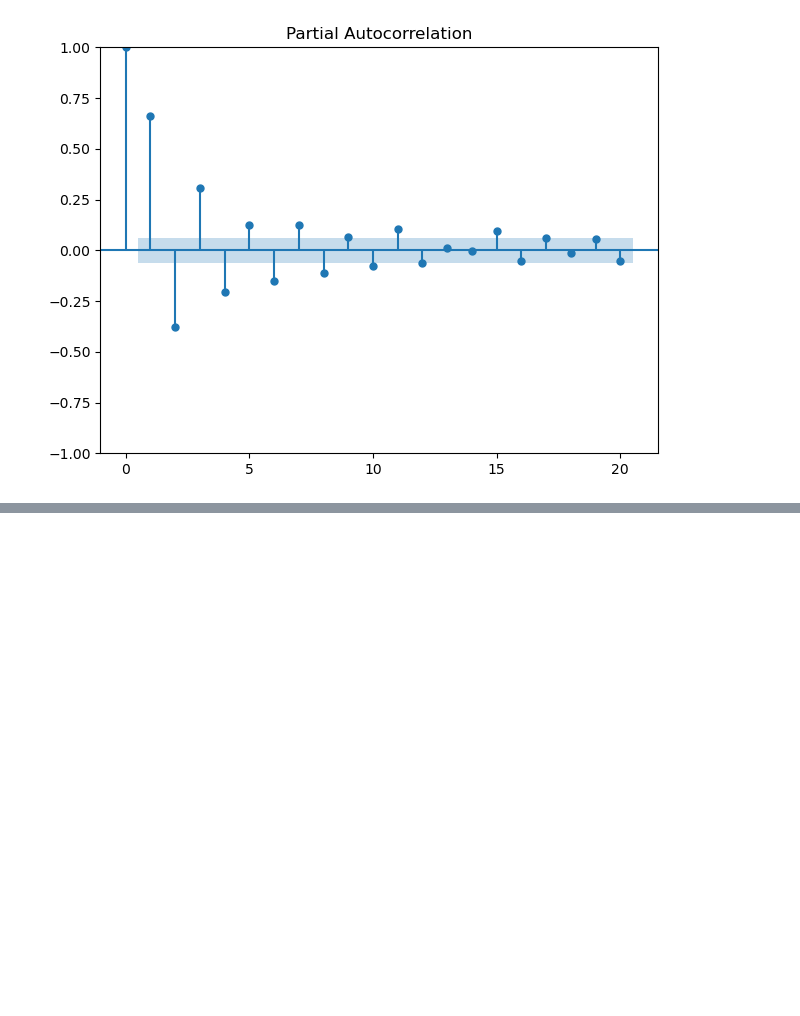
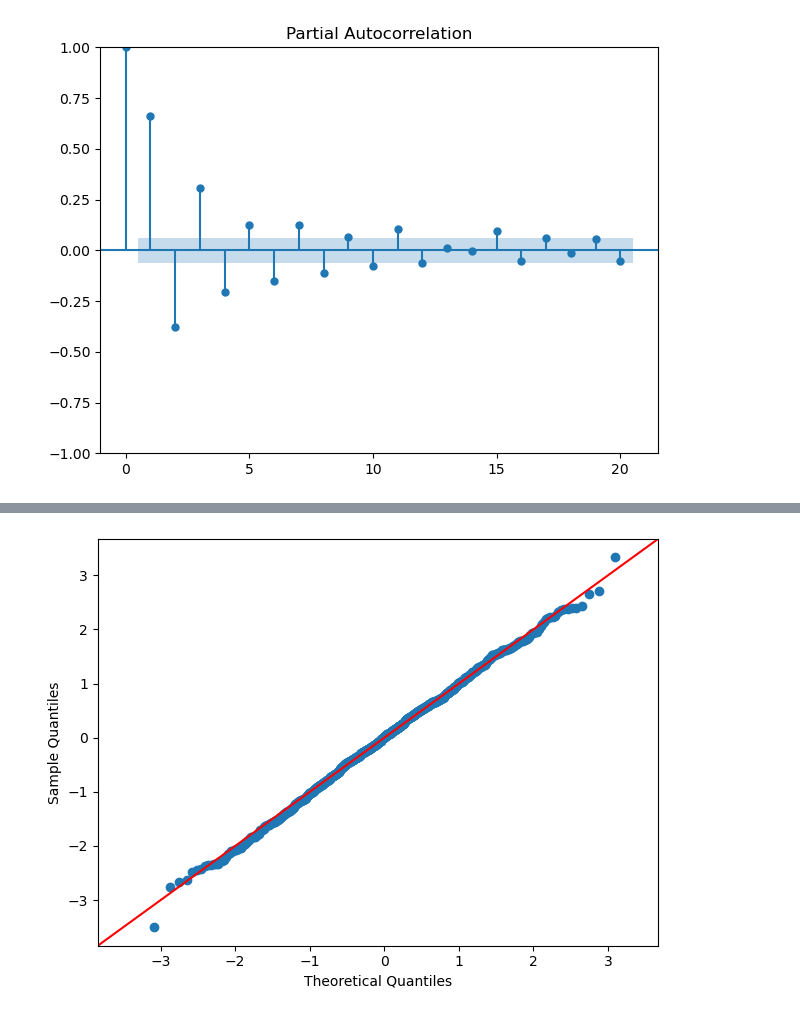
Before and after one commit to Alexa201228/timeseriesPracticeML, a Jupyter notebook: ARMA_model.ipynb, the cells around one changed output, grey strips where cells are left out. Cells and saved outputs as stored; diff of their text form; code cells hidden in the pictures; blank space fills up the shorter version.

```diff
--- a/ARMA_model.ipynb
+++ b/ARMA_model.ipynb
@@ -39,0 +95,12 @@ plt.tight_layout()
+# %%
+model = SARIMAX(ARMA_1_1, order=(1, 0, 1), simple_differencing=False)
+model_fit = model.fit(disp=False)
+residuals = model_fit.resid
+# %%
+from statsmodels.graphics.gofplots import qqplot
+
+qqplot(residuals, line="45")
+
+plt.tight_layout()
+# %% [output]
+[figure, added]
```
Also changed, not shown: parts of 6 cells of this notebook.
